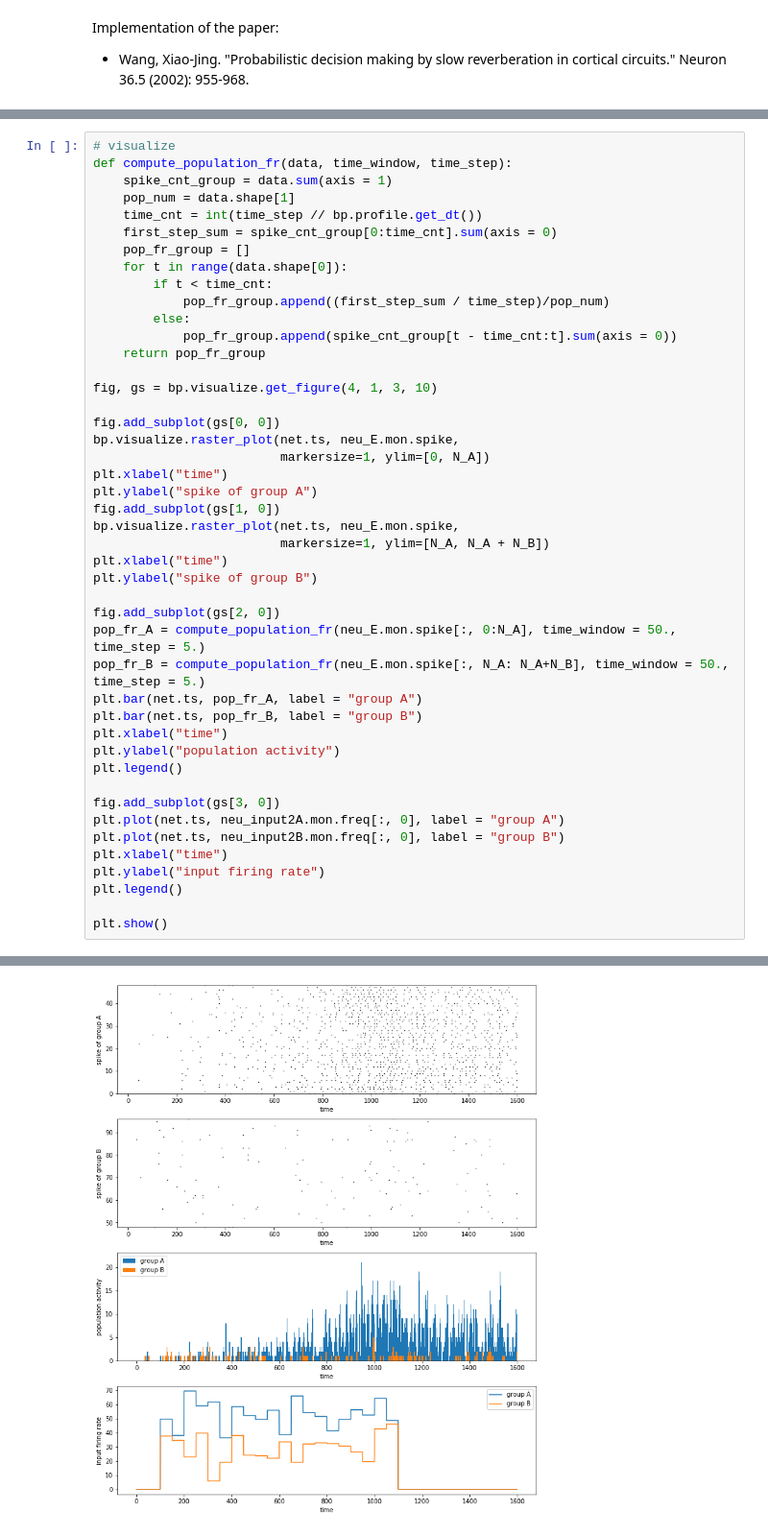
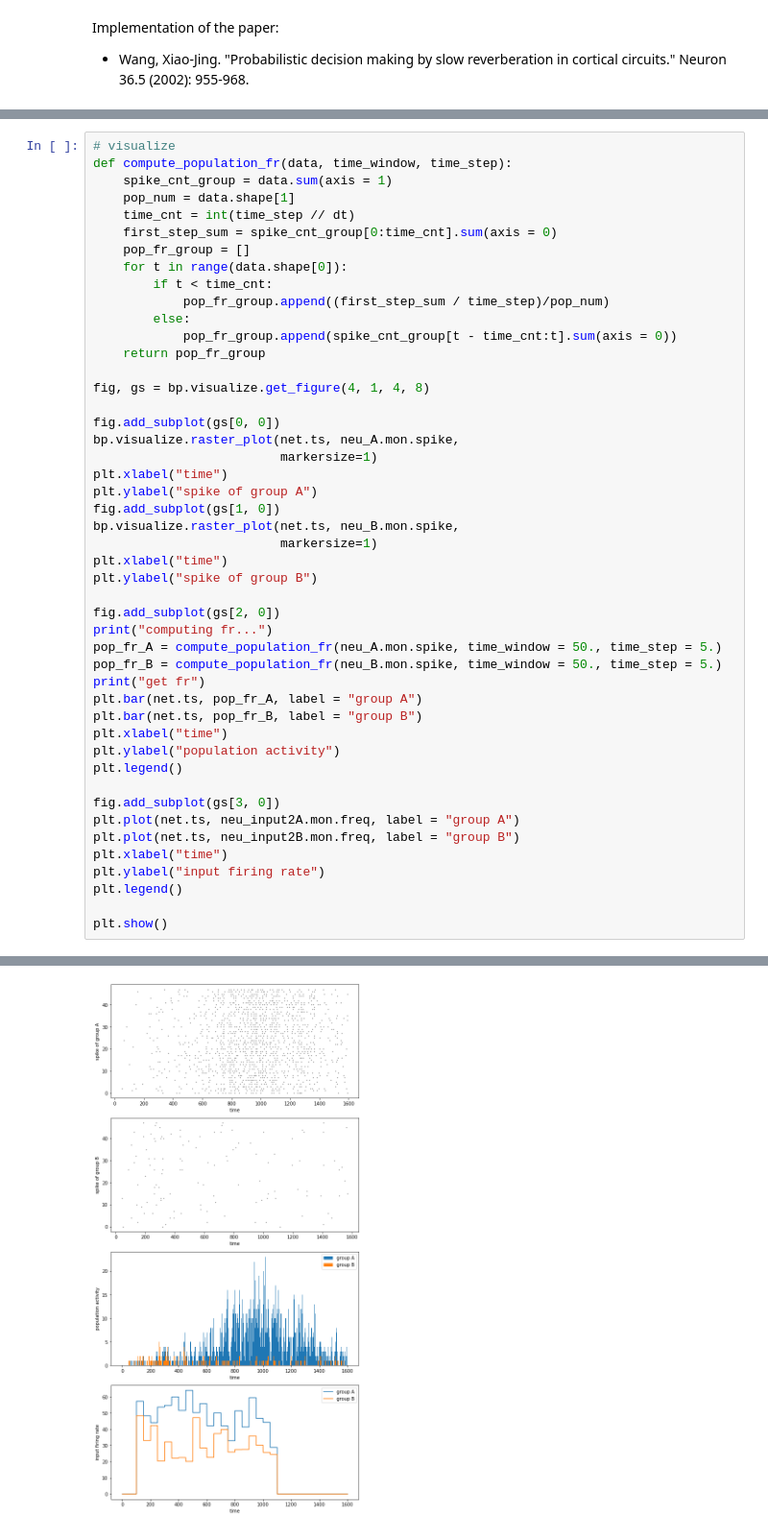
Before and after one commit to quanpeng0/BrainModels, a Jupyter notebook: docs/from_papers/Wang_2002_decision_making_spiking.ipynb, the cells around one changed output, grey strips where cells are left out. Shown: that part at 96% size. Saved outputs shown, nothing was run; the diff lists cells and outputs as text.

```diff
--- a/docs/from_papers/Wang_2002_decision_making_spiking.ipynb
+++ b/docs/from_papers/Wang_2002_decision_making_spiking.ipynb
@@ -455,7 +674,7 @@ net.run(duration=total_period, inputs=[], report=False)
 def compute_population_fr(data, time_window, time_step):
     spike_cnt_group = data.sum(axis = 1)
     pop_num = data.shape[1]
-    time_cnt = int(time_step // bp.profile.get_dt())
+    time_cnt = int(time_step // dt)
     first_step_sum = spike_cnt_group[0:time_cnt].sum(axis = 0)
     pop_fr_group = []
     for t in range(data.shape[0]):
@@ -465,22 +684,24 @@ def compute_population_fr(data, time_window, time_step):
             pop_fr_group.append(spike_cnt_group[t - time_cnt:t].sum(axis = 0))
     return pop_fr_group
 
-fig, gs = bp.visualize.get_figure(4, 1, 3, 10)
+fig, gs = bp.visualize.get_figure(4, 1, 4, 8)
 
 fig.add_subplot(gs[0, 0])
-bp.visualize.raster_plot(net.ts, neu_E.mon.spike,
-                         markersize=1, ylim=[0, N_A])
+bp.visualize.raster_plot(net.ts, neu_A.mon.spike,
+                         markersize=1)
 plt.xlabel("time")
 plt.ylabel("spike of group A")
 fig.add_subplot(gs[1, 0])
-bp.visualize.raster_plot(net.ts, neu_E.mon.spike,
-                         markersize=1, ylim=[N_A, N_A + N_B])
+bp.visualize.raster_plot(net.ts, neu_B.mon.spike,
+                         markersize=1)
 plt.xlabel("time")
 plt.ylabel("spike of group B")
 
 fig.add_subplot(gs[2, 0])
-pop_fr_A = compute_population_fr(neu_E.mon.spike[:, 0:N_A], time_window = 50., time_step = 5.)
-pop_fr_B = compute_population_fr(neu_E.mon.spike[:, N_A: N_A+N_B], time_window = 50., time_step = 5.)
+print("computing fr...")
+pop_fr_A = compute_population_fr(neu_A.mon.spike, time_window = 50., time_step = 5.)
+pop_fr_B = compute_population_fr(neu_B.mon.spike, time_window = 50., time_step = 5.)
+print("get fr")
 plt.bar(net.ts, pop_fr_A, label = "group A")
 plt.bar(net.ts, pop_fr_B, label = "group B")
 plt.xlabel("time")
@@ -488,8 +709,8 @@ plt.ylabel("population activity")
 plt.legend()
 
 fig.add_subplot(gs[3, 0])
-plt.plot(net.ts, neu_input2A.mon.freq[:, 0], label = "group A")
-plt.plot(net.ts, neu_input2B.mon.freq[:, 0], label = "group B")
+plt.plot(net.ts, neu_input2A.mon.freq, label = "group A")
+plt.plot(net.ts, neu_input2B.mon.freq, label = "group B")
 plt.xlabel("time")
 plt.ylabel("input firing rate")
 plt.legend()
@@ -499 +722 @@ plt.show()
-[figure, old version]
+[figure, new version]
```
Also changed, not shown: parts of 15 cells of this notebook, 1 other file.
